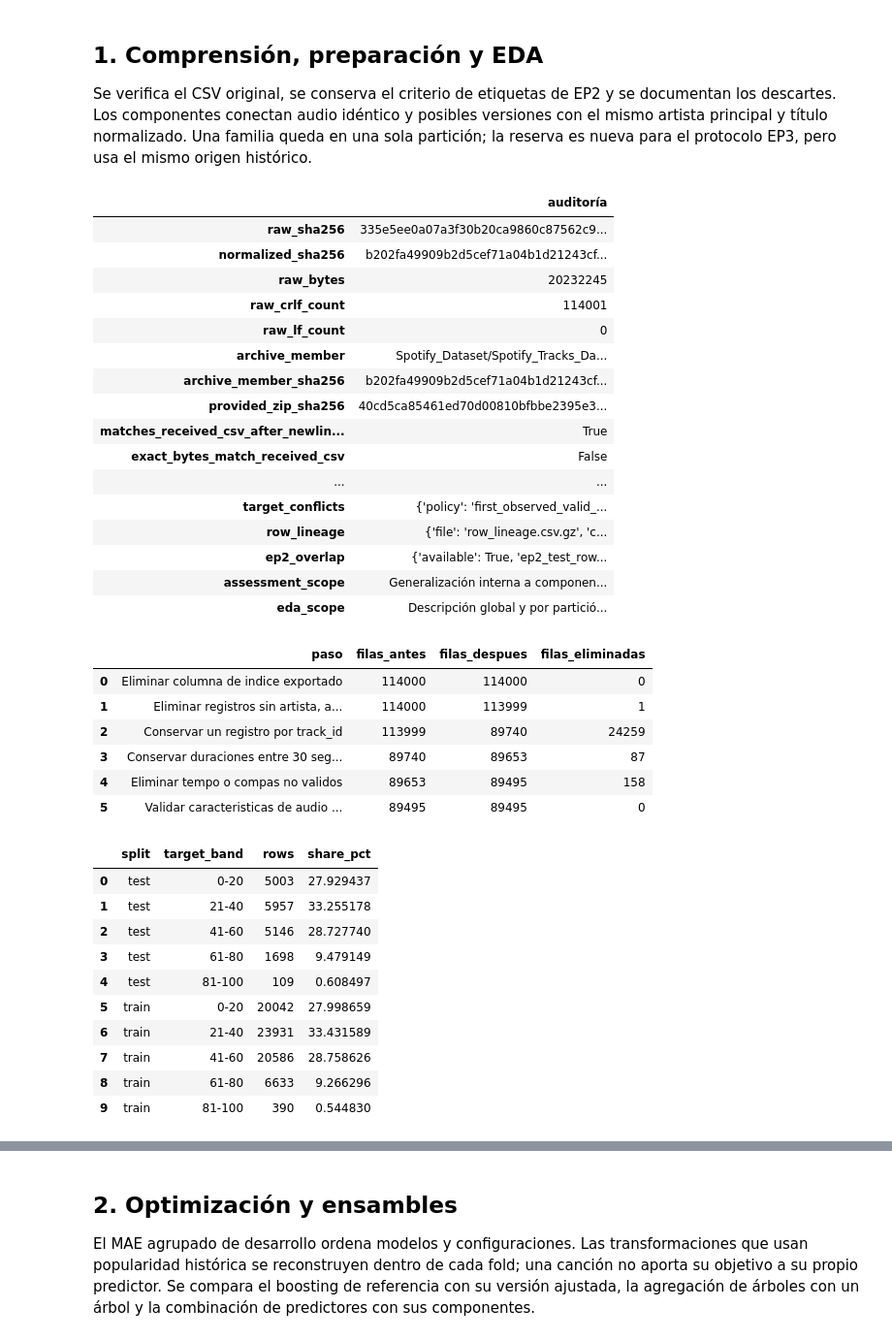
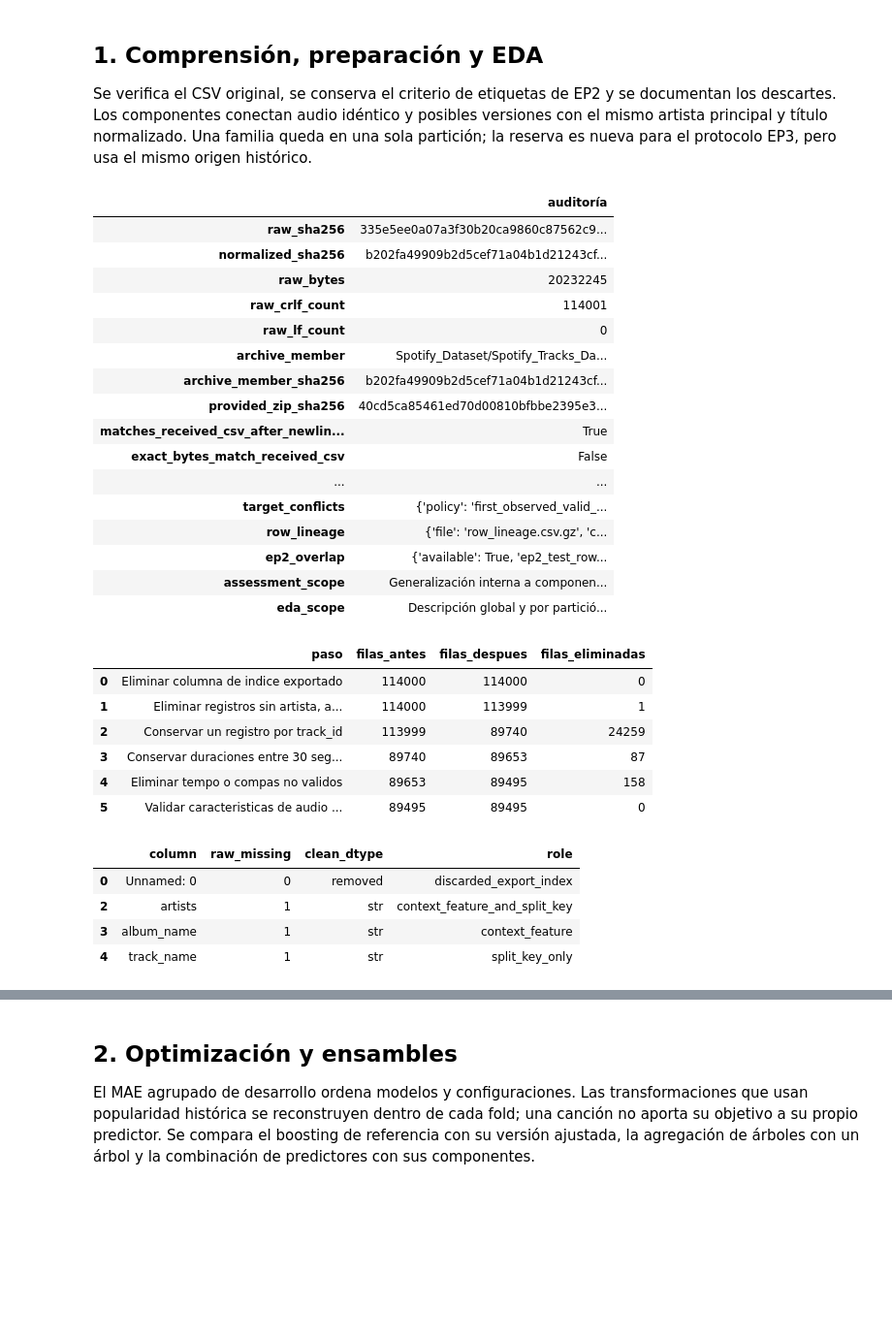
Before and after one commit to benjadiaz112/spotify-tracks-eda, a Jupyter notebook: notebooks/06_evaluacion_3.ipynb, the cells around one changed output, grey strips where cells are left out. Shown at 97% size. Cells and saved outputs as stored; diff of their text form; code cells hidden in the pictures; blank space fills up the shorter version.

```diff
--- a/notebooks/06_evaluacion_3.ipynb
+++ b/notebooks/06_evaluacion_3.ipynb
@@ -34,42 +35,38 @@ def evidence(name):
 data = prepare(ROOT, OUT)
 assert not any(data['audit'][name] for name in
                ['shared_tracks', 'shared_groups', 'shared_audio_groups', 'shared_recording_keys'])
 display(pd.Series(data['audit'], name='auditoría').to_frame())
 display(pd.read_csv(OUT / 'cleaning.csv'))
-display(pd.read_csv(OUT / 'target_bands.csv'))
+schema = pd.read_csv(OUT / 'schema.csv')
+display(schema.loc[schema.raw_missing.gt(0) | schema.clean_dtype.eq('removed'),
+                   ['column', 'raw_missing', 'clean_dtype', 'role']])
 # %% [output]
 |  | auditoría |
 | raw_sha256 | 335e5ee0a07a3f30b20ca9860c87562c9... |
 | normalized_sha256 | b202fa49909b2d5cef71a04b1d21243cf... |
 | raw_bytes | 20232245 |
 | raw_crlf_count | 114001 |
 | raw_lf_count | 0 |
 | archive_member | Spotify_Dataset/Spotify_Tracks_Da... |
 | archive_member_sha256 | b202fa49909b2d5cef71a04b1d21243cf... |
 | provided_zip_sha256 | 40cd5ca85461ed70d00810bfbbe2395e3... |
 | matches_received_csv_after_newlin... | True |
 | exact_bytes_match_received_csv | False |
 | ... | ... |
 | target_conflicts | {'policy': 'first_observed_valid_... |
 | row_lineage | {'file': 'row_lineage.csv.gz', 'c... |
 | ep2_overlap | {'available': True, 'ep2_test_row... |
 | assessment_scope | Generalización interna a componen... |
 | eda_scope | Descripción global y por partició... |
 |  | paso | filas_antes | filas_despues | filas_eliminadas |
 | 0 | Eliminar columna de indice exportado | 114000 | 114000 | 0 |
 | 1 | Eliminar registros sin artista, a... | 114000 | 113999 | 1 |
 | 2 | Conservar un registro por track_id | 113999 | 89740 | 24259 |
 | 3 | Conservar duraciones entre 30 seg... | 89740 | 89653 | 87 |
 | 4 | Eliminar tempo o compas no validos | 89653 | 89495 | 158 |
 | 5 | Validar caracteristicas de audio ... | 89495 | 89495 | 0 |
-|  | split | target_band | rows | share_pct |
-| 0 | test | 0-20 | 5003 | 27.929437 |
-| 1 | test | 21-40 | 5957 | 33.255178 |
-| 2 | test | 41-60 | 5146 | 28.727740 |
-| 3 | test | 61-80 | 1698 | 9.479149 |
-| 4 | test | 81-100 | 109 | 0.608497 |
-| 5 | train | 0-20 | 20042 | 27.998659 |
-| 6 | train | 21-40 | 23931 | 33.431589 |
-| 7 | train | 41-60 | 20586 | 28.758626 |
-| 8 | train | 61-80 | 6633 | 9.266296 |
-| 9 | train | 81-100 | 390 | 0.544830 |
+|  | column | raw_missing | clean_dtype | role |
+| 0 | Unnamed: 0 | 0 | removed | discarded_export_index |
+| 2 | artists | 1 | str | context_feature_and_split_key |
+| 3 | album_name | 1 | str | context_feature |
+| 4 | track_name | 1 | str | split_key_only |
```
Also changed, not shown: parts of 11 cells of this notebook, 9 other files.
